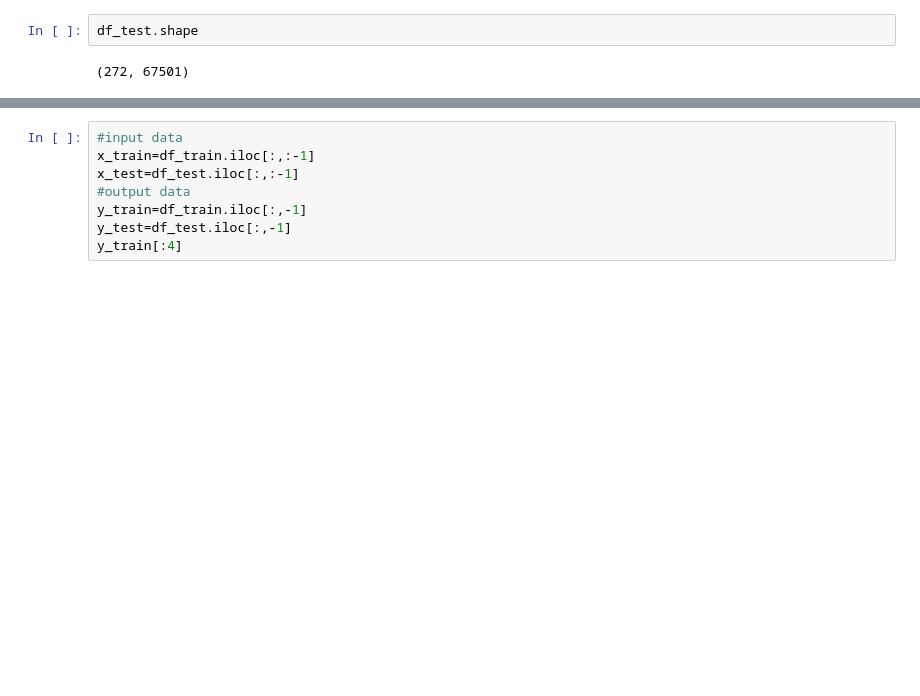
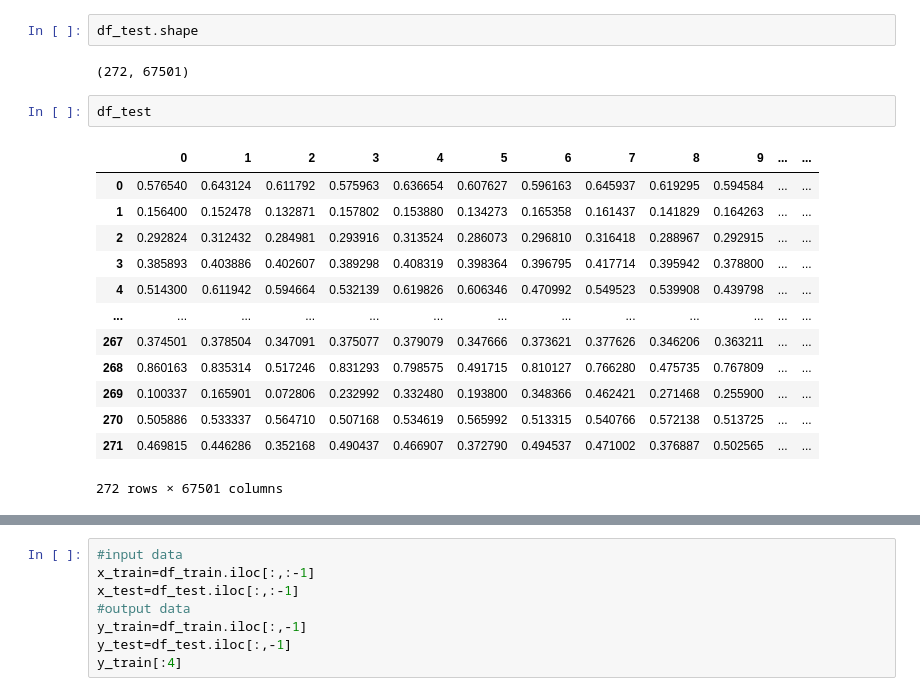
Before and after one commit to chaliuu/SeatBeltDetection, a Jupyter notebook: baseline_new.ipynb, the cells around one changed output, grey strips where cells are left out. Drawn from its saved outputs; the diff is of its cells as text; blank space fills up the shorter version.

```diff
--- a/baseline_new.ipynb
+++ b/baseline_new.ipynb
@@ -73,3 +60,19 @@ df_test = open_coco_file(test_path)
 df_test.shape
 # %% [output]
 (272, 67501)
+# %%
+df_test
+# %% [output]
+|  | 0 | 1 | 2 | 3 | 4 | 5 | 6 | 7 | 8 | 9 | ... | ... |
+| 0 | 0.576540 | 0.643124 | 0.611792 | 0.575963 | 0.636654 | 0.607627 | 0.596163 | 0.645937 | 0.619295 | 0.594584 | ... | ... |
+| 1 | 0.156400 | 0.152478 | 0.132871 | 0.157802 | 0.153880 | 0.134273 | 0.165358 | 0.161437 | 0.141829 | 0.164263 | ... | ... |
+| 2 | 0.292824 | 0.312432 | 0.284981 | 0.293916 | 0.313524 | 0.286073 | 0.296810 | 0.316418 | 0.288967 | 0.292915 | ... | ... |
+| 3 | 0.385893 | 0.403886 | 0.402607 | 0.389298 | 0.408319 | 0.398364 | 0.396795 | 0.417714 | 0.395942 | 0.378800 | ... | ... |
+| 4 | 0.514300 | 0.611942 | 0.594664 | 0.532139 | 0.619826 | 0.606346 | 0.470992 | 0.549523 | 0.539908 | 0.439798 | ... | ... |
+| ... | ... | ... | ... | ... | ... | ... | ... | ... | ... | ... | ... | ... |
+| 267 | 0.374501 | 0.378504 | 0.347091 | 0.375077 | 0.379079 | 0.347666 | 0.373621 | 0.377626 | 0.346206 | 0.363211 | ... | ... |
+| 268 | 0.860163 | 0.835314 | 0.517246 | 0.831293 | 0.798575 | 0.491715 | 0.810127 | 0.766280 | 0.475735 | 0.767809 | ... | ... |
+| 269 | 0.100337 | 0.165901 | 0.072806 | 0.232992 | 0.332480 | 0.193800 | 0.348366 | 0.462421 | 0.271468 | 0.255900 | ... | ... |
+| 270 | 0.505886 | 0.533337 | 0.564710 | 0.507168 | 0.534619 | 0.565992 | 0.513315 | 0.540766 | 0.572138 | 0.513725 | ... | ... |
+| 271 | 0.469815 | 0.446286 | 0.352168 | 0.490437 | 0.466907 | 0.372790 | 0.494537 | 0.471002 | 0.376887 | 0.502565 | ... | ... |
+272 rows × 67501 columns
```
Also changed, not shown: parts of 10 cells of this notebook, 1 other file.
